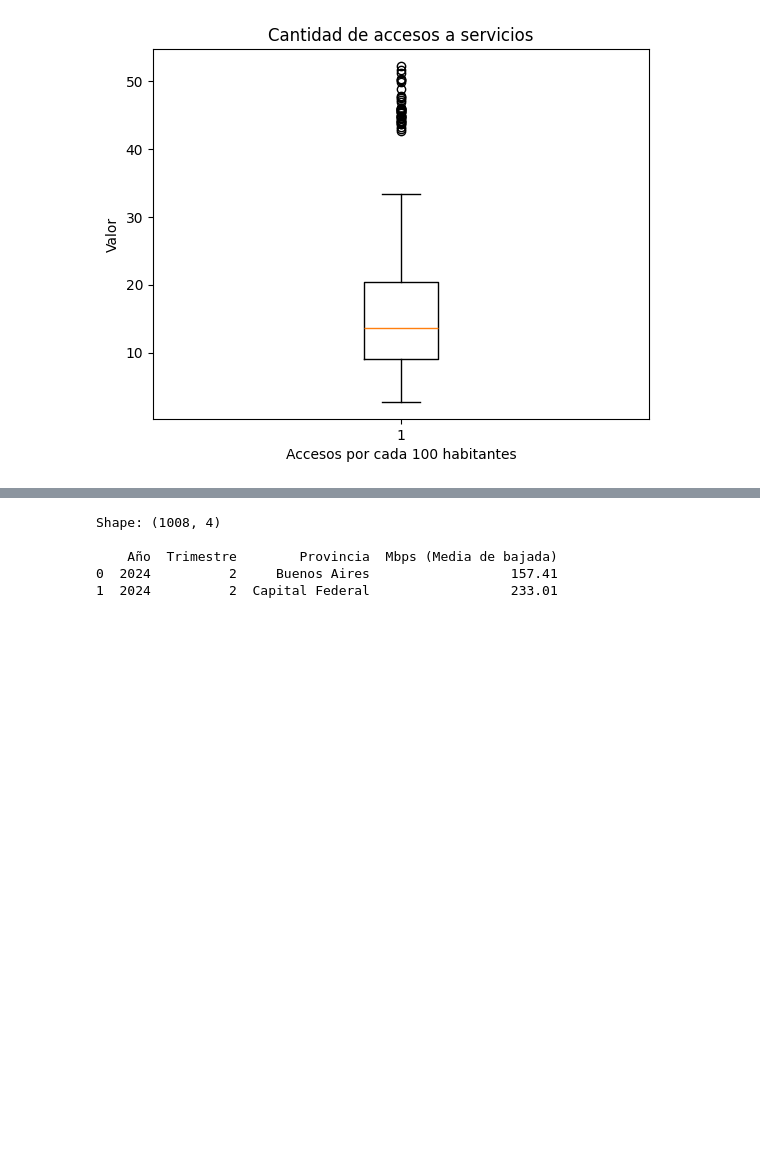
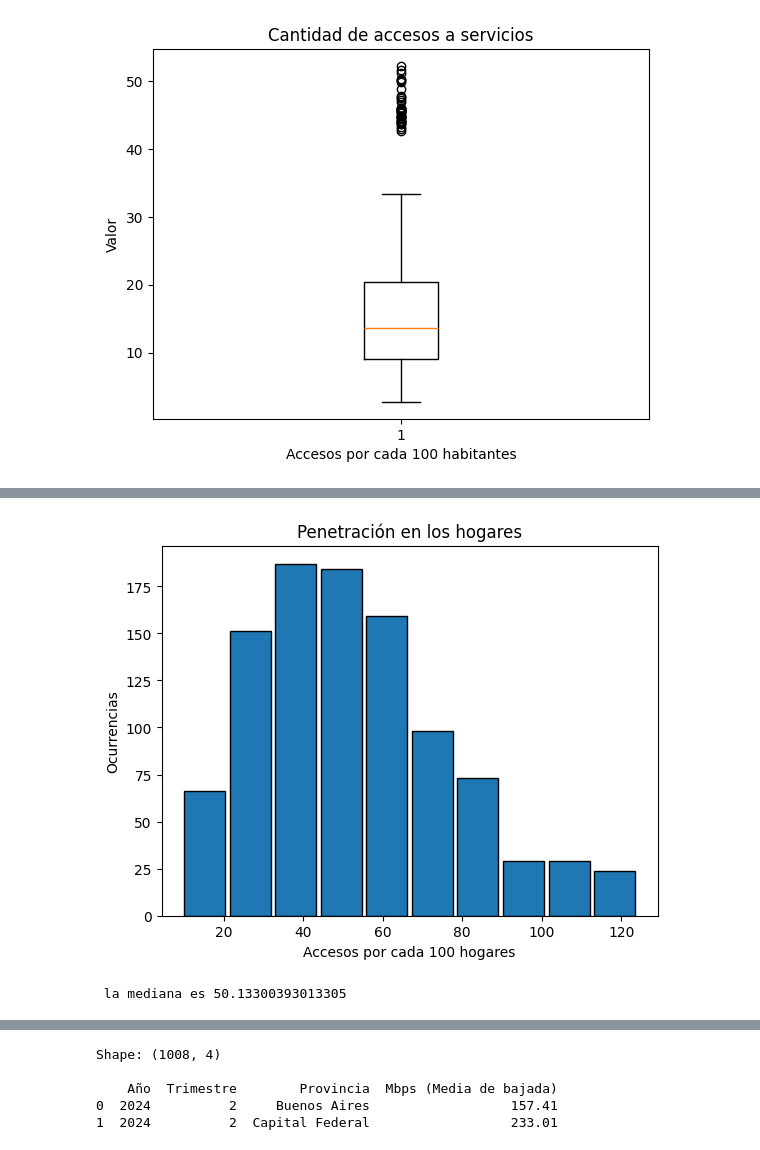
Before and after one commit to DedesF/Proyecto_2, a Jupyter notebook: Analisis/ETL.ipynb, the cells around one changed output, grey strips where cells are left out. Cells and saved outputs as stored; diff of their text form; code cells hidden in the pictures; blank space fills up the shorter version.

```diff
--- a/Analisis/ETL.ipynb
+++ b/Analisis/ETL.ipynb
@@ -165,3 +165,7 @@ plt.ylabel('Valor')
 plt.show()
 # %% [output]
 [figure]
+# %%
+df_int_penhog = pd.read_excel('C:/Python/Data Science/Proyecto_2/Datasets/Internet.xlsx', sheet_name='Penetracion-hogares')
+print(f'Shape: {df_int_penhog.shape}\n')
+print(f'{df_int_penhog.head(2)}')
@@ -167,0 +190,12 @@ plt.show()
+# %%
+plt.title('Penetración en los hogares')
+plt.hist(x=df_int_penhog['Accesos por cada 100 hogares'], edgecolor='black', linewidth=1, rwidth=0.9)
+plt.xlabel('Accesos por cada 100 hogares')
+plt.ylabel('Ocurrencias')
+plt.show()
+# %% [output]
+[figure, added]
+# %%
+print(f' la mediana es {median(df_int_penhog['Accesos por cada 100 hogares'])}')
+# %% [output]
+ la mediana es 50.13300393013305
```
Also changed, not shown: parts of 30 cells of this notebook, 7 other files.
